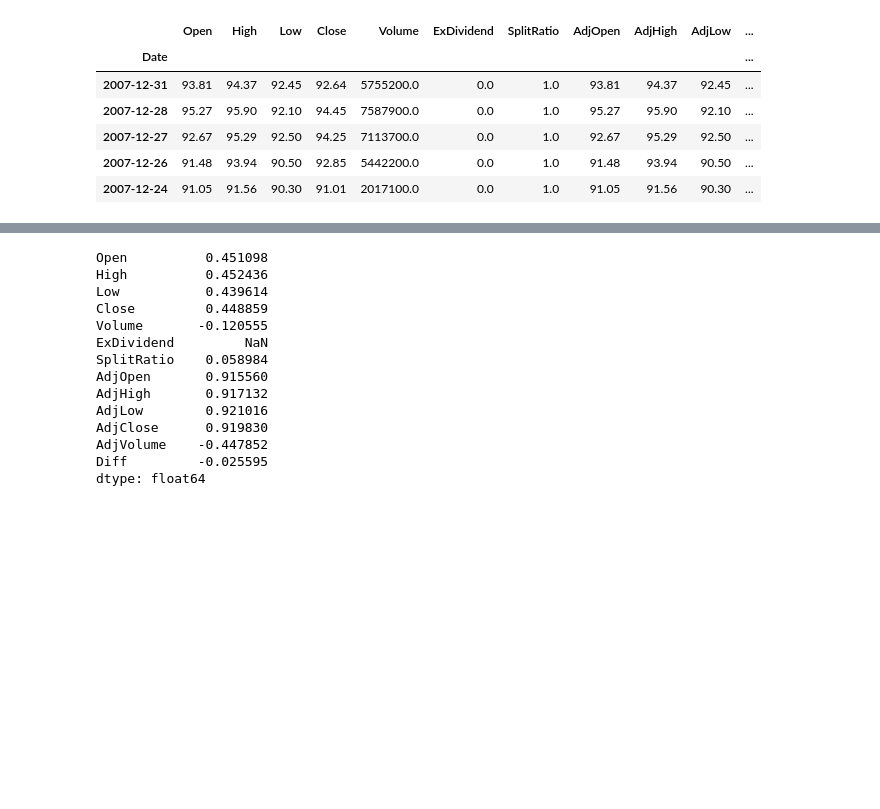
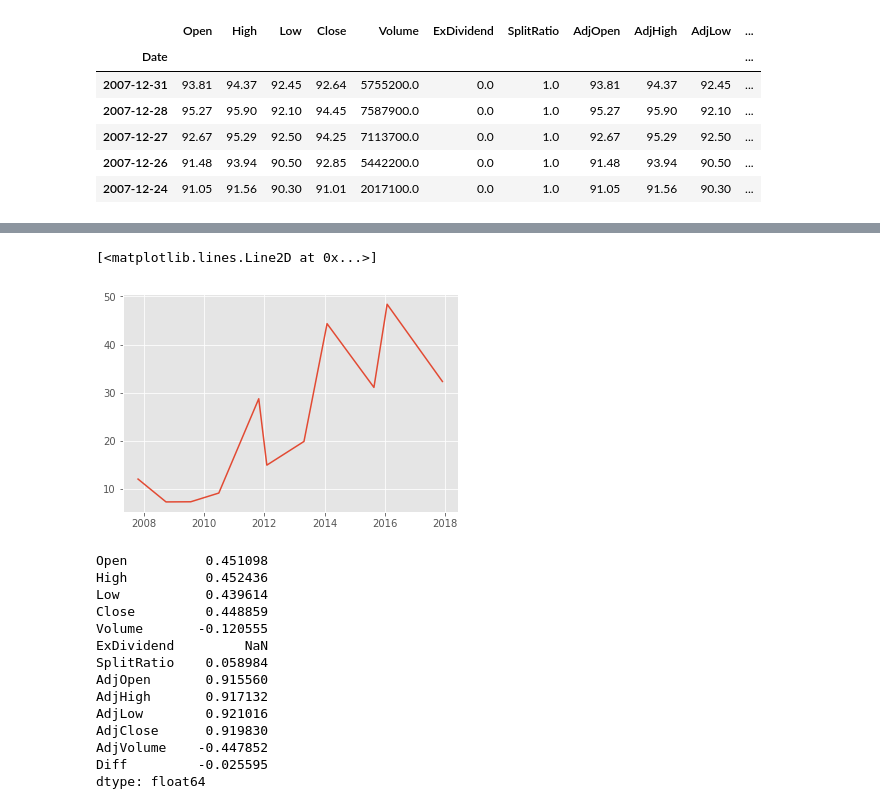
Before and after one commit to Antediluvien/Project-1-start, a Jupyter notebook: stock-1.ipynb, the cells around one changed output, grey strips where cells are left out. Saved outputs shown, nothing was run; the diff lists cells and outputs as text; code cells hidden in the pictures; blank space fills up the shorter version.

```diff
--- a/stock-1.ipynb
+++ b/stock-1.ipynb
@@ -323,0 +353,30 @@ Timestamp('2007-10-23 00:00:00')
+# %%
+a_7_m = df_amzn_07['Diff'].max()
+a_7_i = df_amzn_07['Diff'].idxmax()
+a_8_m = df_amzn_08['Diff'].max()
+a_8_i = df_amzn_08['Diff'].idxmax()
+a_9_m = df_amzn_09['Diff'].max()
+a_9_i = df_amzn_09['Diff'].idxmax()
+a_10_m = df_amzn_10['Diff'].max()
+a_10_i = df_amzn_10['Diff'].idxmax()
+a_11_m = df_amzn_11['Diff'].max()
+a_11_i = df_amzn_11['Diff'].idxmax()
+a_12_m = df_amzn_12['Diff'].max()
+a_12_i = df_amzn_12['Diff'].idxmax()
+a_13_m = df_amzn_13['Diff'].max()
+a_13_i = df_amzn_13['Diff'].idxmax()
+a_14_m = df_amzn_14['Diff'].max()
+a_14_i = df_amzn_14['Diff'].idxmax()
+a_15_m = df_amzn_15['Diff'].max()
+a_15_i = df_amzn_15['Diff'].idxmax()
+a_16_m = df_amzn_16['Diff'].max()
+a_16_i = df_amzn_16['Diff'].idxmax()
+a_17_m = df_amzn_17['Diff'].max()
+a_17_i = df_amzn_17['Diff'].idxmax()
+amzn_max_index_data = {a_7_m:a_7_i, a_8_m:a_8_i, a_9_m:a_9_i, a_10_m:a_10_i, a_11_m:a_11_i, a_12_m:a_12_i, a_13_m:a_13_i, a_14_m:a_14_i, a_15_m:a_15_i, a_16_m:a_16_i, a_17_m:a_17_i}
+for i in amzn_max_index_data:
+    print (i,amzn_max_index_data[i])
+y = amzn_max_index_data.keys()
+x = amzn_max_index_data.values()
+plt.plot(x,y)
+# %% [output]
@@ -324,3 +394,5 @@ Timestamp('2007-10-23 00:00:00')
+[<matplotlib.lines.Line2D at 0x...>]
+[figure, added]
 # %%
 df_nvda_07.corrwith(df_amzn_07['AdjClose'])
 # %% [output]
```
Also changed, not shown: parts of 84 cells of this notebook.
